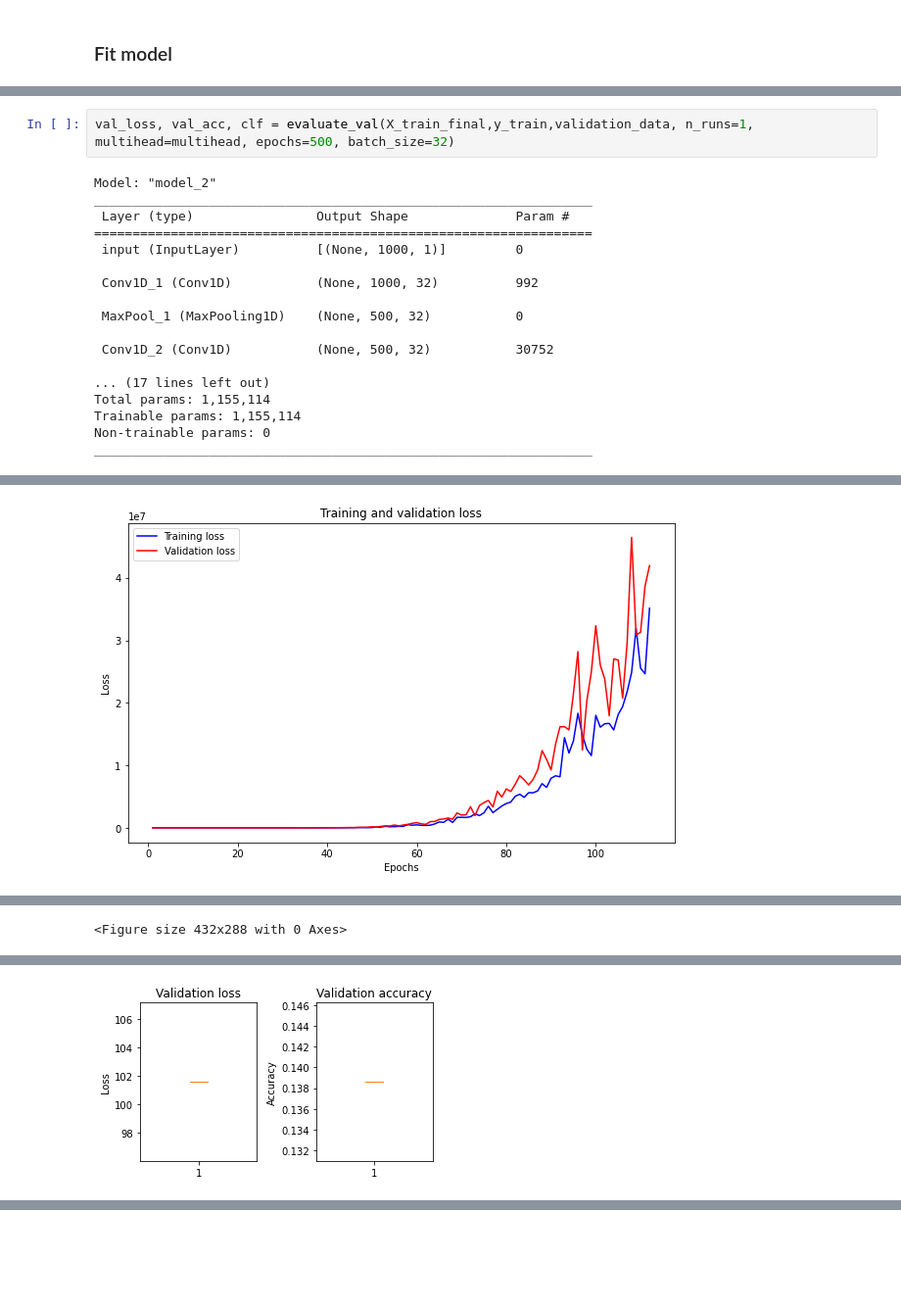
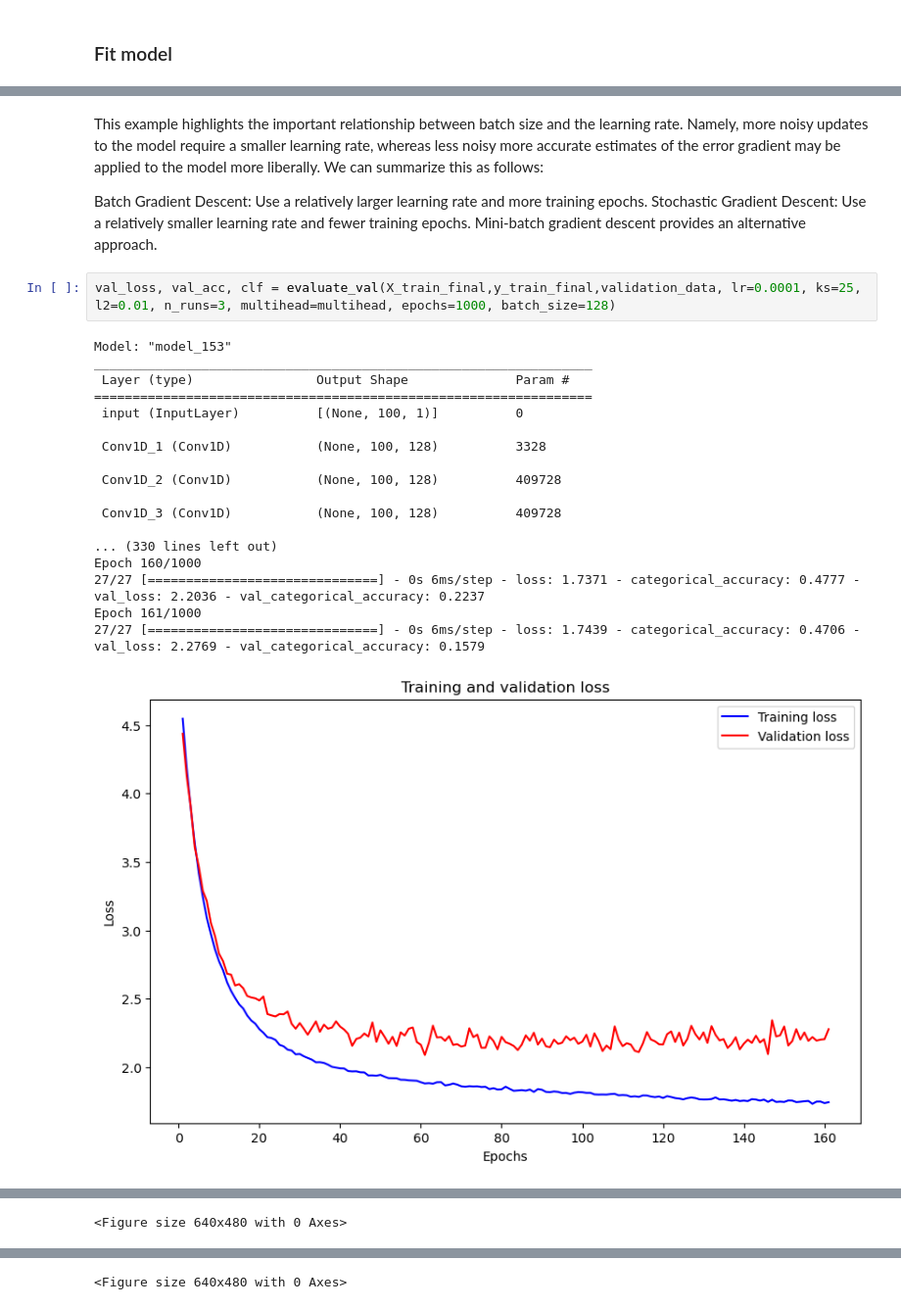
Before and after one commit to dharmesh1007/ZTF_code, a Jupyter notebook: source/7_1dcnn_models.ipynb, the cells around one changed output, grey strips where cells are left out. Shown at 98% size. Drawn from its saved outputs; the diff is of its cells as text; blank space fills up the shorter version.

```diff
--- a/source/7_1dcnn_models.ipynb
+++ b/source/7_1dcnn_models.ipynb
@@ -666,23 +760,30 @@ def evaluate_val(x, y, validation_data, n_runs=1, multihead=True, epochs=100, ba
     overall_best_model = load_model(f'../results/model/NNCheckpoint{best_model_index}.hdf5')
 
     return val_loss_list, val_acc_list, overall_best_model
+# %% [markdown]
+This example highlights the important relationship between batch size and the learning rate. Namely, more noisy updates to the model require a smaller learning rate, whereas less noisy more accurate estimates of the error gradient may be applied to the model more liberally. We can summarize this as follows:
+
+Batch Gradient Descent: Use a relatively larger learning rate and more training epochs.
+Stochastic Gradient Descent: Use a relatively smaller learning rate and fewer training epochs.
+Mini-batch gradient descent provides an alternative approach.
 # %%
-val_loss, val_acc, clf = evaluate_val(X_train_final,y_train,validation_data, n_runs=1, multihead=multihead, epochs=500, batch_size=32)
+val_loss, val_acc, clf = evaluate_val(X_train_final,y_train_final,validation_data, lr=0.0001, ks=25, l2=0.01, n_runs=3, multihead=multihead, epochs=1000, batch_size=128)
 # %% [output]
-Model: "model_2"
+Model: "model_153"
 _________________________________________________________________
  Layer (type)                Output Shape              Param #
 =================================================================
- input (InputLayer)          [(None, 1000, 1)]         0
+ input (InputLayer)          [(None, 100, 1)]          0
 
- Conv1D_1 (Conv1D)           (None, 1000, 32)          992
+ Conv1D_1 (Conv1D)           (None, 100, 128)          3328
 
- MaxPool_1 (MaxPooling1D)    (None, 500, 32)           0
+ Conv1D_2 (Conv1D)           (None, 100, 128)          409728
 
- Conv1D_2 (Conv1D)           (None, 500, 32)           30752
+ Conv1D_3 (Conv1D)           (None, 100, 128)          409728
 
-... (17 lines left out)
-Total params: 1,155,114
-Trainable params: 1,155,114
-Non-trainable params: 0
-_________________________________________________________________
+... (330 lines left out)
+Epoch 160/1000
+27/27 [==============================] - 0s 6ms/step - loss: 1.7371 - categorical_accuracy: 0.4777 - val_loss: 2.2036 - val_categorical_accuracy: 0.2237
+Epoch 161/1000
+27/27 [==============================] - 0s 6ms/step - loss: 1.7439 - categorical_accuracy: 0.4706 - val_loss: 2.2769 - val_categorical_accuracy: 0.1579
+[figure, new version]
@@ -708 +808,0 @@ Epoch 112/500
-[figure, old version]
@@ -709 +810 @@ Epoch 112/500
-<Figure size 432x288 with 0 Axes>
+<Figure size 640x480 with 0 Axes>
@@ -714 +828,0 @@ Validation accuracy: 0.1386 ± 0.0000
-[figure, old version]
@@ -714,0 +830 @@ Validation accuracy: 0.1386 ± 0.0000
+<Figure size 640x480 with 0 Axes>
```
Also changed, not shown: parts of 13 cells of this notebook, 7 other files.
